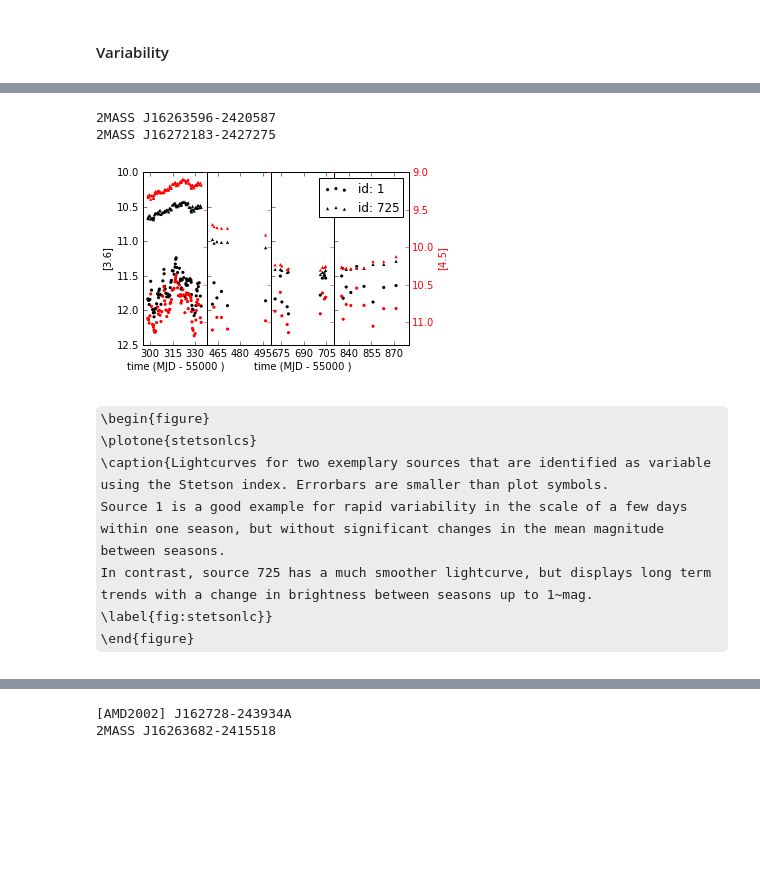
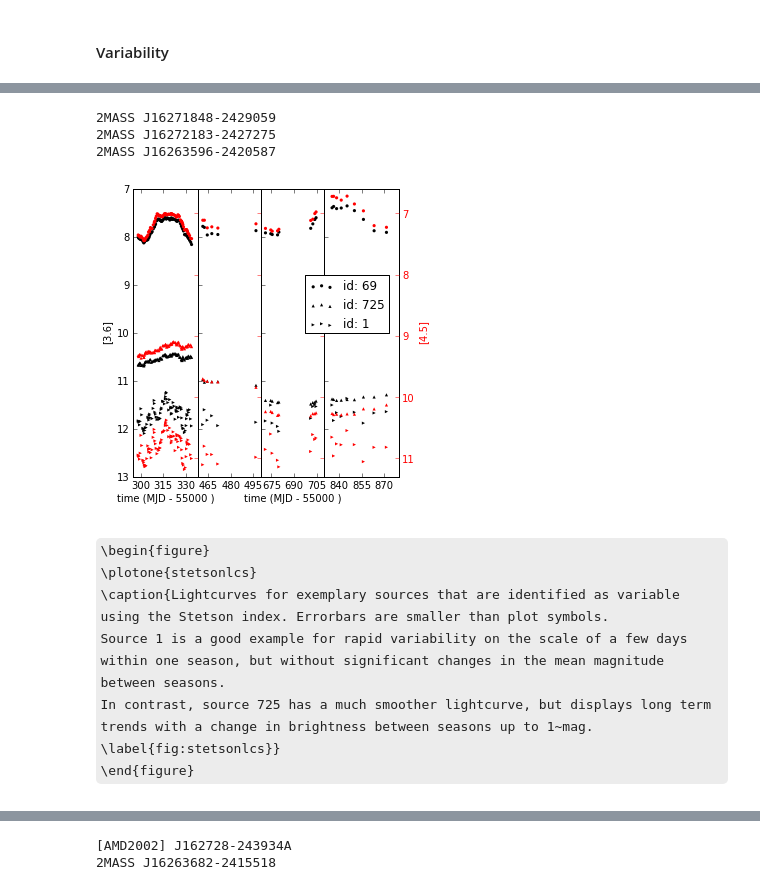
Before and after one commit to YSOVAR/Analysis, a Jupyter notebook: L1688_analysis.ipynb, the cells around one changed output, grey strips where cells are left out. Cells and saved outputs as stored; diff of their text form; code cells hidden in the pictures; some formulas as TeX source; blank space fills up the shorter version.

```diff
--- a/L1688_analysis.ipynb
+++ b/L1688_analysis.ipynb
@@ -1082,0 +1276,31 @@ We obtain lightcurves for 984 distinct sources with at least five datapoints in
+# %%
+# output->LaTeX
+catoutnames = ['ra', 'dec', 'IAU_NAME', 'id', 'c2d_id', 'wil08_ID', 'bar12_ID', 'AdOC08_AOC', 'nomad_NOMAD1']
+for n in ['Jmag', 'Hmag', 'Kmag','3.6mag', '4.5mag','5.8mag','8.0mag', '24mag']:
+    catoutnames.append(n)
+    catoutnames.append('e_'+n)
+    catoutnames.append('r_'+n)
+
+catoutnames.extend(['SEDclass', 's1_SEDclass', 'wil08_Memb', 'member(YSOVAR)'])
+catoutnames.extend(['StandardSet', 'ns1_36', 'ns1_45', 'maxs1_36', 'mins1_36', 'maxs1_45', 'mins1_45', 'means1_36', 'stddevs1_36', 'deltas1_36', 'means1_45', 'stddevs1_45', 'deltas1_45', 'redchi2tomeans1_36',
+ 'redchi2tomeans1_45', 'coherence_time_36', 'coherence_time_45', 's1_good_period', 's1_good_peak', 'stetsons1_36_45', 's1_cmd_alpha_36_45', 's1_cmd_alpha_error_36_45'])
+catoutnames.extend(['n_36', 'n_45', 'max_36', 'min_36', 'max_45', 'min_45', 'mean_36', 'stddev_36', 'delta_36', 'mean_45', 'stddev_45', 'delta_45', 'redchi2tomean_36', 'redchi2tomean_45',
+  'stetson_36_45', 'cmd_alpha_36_45', 'cmd_alpha_error_36_45'])
+
+catoutnames.extend(['Teff', 'r_Teff', 'X-ray'])
+
+catout = cat[tuple(catoutnames)]
+catoutdesc = Table()
+catoutdesc.add_column(Column(name='ID', data=np.arange(len(catoutnames), dtype=np.int)))
+catoutdesc.add_column(Column(name='Name', data=[n.replace('_','\\_') for n in catoutnames]))
+catoutdesc.add_column(Column(name='Unit', data=[catout[n].unit for n in catoutnames]))
+catoutdesc.add_column(Column(name='Comment', data=[catout[n].description for n in catoutnames]))
+for i in range(len(catoutdesc)):
+    if catoutdesc['Comment'][i] is not None:
+        catoutdesc['Comment'][i] = catoutdesc['Comment'][i].replace('%','\\%').replace('chi^2','$\\chi^2$')
+
+astropy.io.ascii.write(catoutdesc, Writer=astropy.io.ascii.AASTex, fill_values=('None','--'), latexdict={'tabletype':'deluxetable*'},
+    caption = '\label{tab:tab2} Table of source properties and cross-identifications. The full table is available in the electronic version, here all columns ae listed as guide for form and content.')
+
+
+astropy.io.ascii.write(cat, os.path.join(plotdir, 'electronictable_sourceproperties.txt'))
@@ -1089,10 +1331,8 @@ In this section define our sample of cluster membership, classify the SED of all
 # %%
 print 'number sources: ', len(cat)
 print 'Wilking members: ', indmembers.sum()
-indYSOVARmembers = ((cat['IRclass'] != '') & (cat['IRclass'] != 'III')) | (cat['NET_FLUX'] > 0)
 print 'Rob + Chandra members:', indYSOVARmembers.sum()
 print 'overlap: ', (indmembers & indYSOVARmembers).sum()
-cat.add_column(Column(name='member(YSOVAR)', data=indYSOVARmembers))
 # %% [output]
 number sources:  984
 Wilking members:  77
@@ -1182,8 +1421,8 @@ ax = fig.add_subplot(111)
 fig.subplots_adjust(right=.98, top=.96)
 
 indbright = ((cat['mean_36'] < 14) | (cat['mean_45'] < 14)) & ((cat['n_36'] > 20) | (cat['n_45']  > 20))
-
-ind = indfinite & indbright
+sedclasses = ['I', 'F', 'II', 'III', '']
+ind = indbright
 n = np.zeros((5,3))
 # define func for easy testing of mean, median, etc
 # change np.median -> len in next line to seem how many source per bin.
@@ -1331,37 +1537,38 @@ IPython.display.HTML(''.join(htmlstring))
 # %%
 xlim = [[55295,55338], [55458,55500], [55668, 55710], [55830, 55880]]
-fig = plt.figure(figsize = (5,3))
+fig = plt.figure(figsize = (5,5))
 fig.subplots_adjust(top=.96)
 fig, axes, taxes = plot_atlas.setup_lcplot_axes(cat.lclist[0], xlim, fig = fig)
 
-for i, m in zip([0, 724], 'o^.'):
+for i, m in zip([68, 724, 0], 'o^>'):
     data = cat.lclist[i]
     print cat['simbad_MAIN_ID'][i]
     for ax, tax in zip(axes, taxes):
         ax.xaxis.set_major_locator(MaxNLocator(4))
         ax.scatter(data['t36']-plot_atlas.mjdoffset, data['m36'], lw=0, s=10, marker=m, c='k', label = 'id: {0}'.format(i+1))
         tax.scatter(data['t45']-plot_atlas.mjdoffset, data['m45'], lw=0, s=10, marker=m, c='r')
 
 # Errorbars are smaller than plot symbols
 #axes[1].errorbar(480, 10.3, np.mean(cat.lclist[724]['m36_error']), color = 'k', fmt='-')
 #axes[1].errorbar(480, 11.5, np.mean(cat.lclist[0]['m36_error']), color = 'k', fmt='-')
 #taxes[1].errorbar(485, 9.3, np.mean(cat.lclist[724]['m45_error']), color = 'r', fmt='-')
 #taxes[1].errorbar(485, 10.5, np.mean(cat.lclist[0]['m45_error']), color = 'r', fmt='-')
 
-axes[3].legend()
-taxes[0].set_ylim([11.3, 9.])
+axes[3].legend(loc='center', bbox_to_anchor=(0.3,0.6))
+taxes[0].set_ylim([11.3, 6.6])
 fig.savefig(os.path.join(plotdir, 'stetsonlcs.eps'))
 fig.savefig(os.path.join(posterdir, 'stetsonlcs.png'))
 # %% [output]
+2MASS J16271848-2429059
+2MASS J16272183-2427275
 2MASS J16263596-2420587
-2MASS J16272183-2427275
-[figure, old version]
+[figure, new version]
 # %% [markdown]
 \begin{figure}
 \plotone{stetsonlcs}
-\caption{Lightcurves for two exemplary sources that are identified as variable using the Stetson index. Errorbars are smaller than plot symbols.
-Source 1 is a good example for rapid variability in the scale of a few days within one season, but without significant changes in the mean magnitude between seasons.
-In contrast, source 725 has a much smoother lightcurve, but displays long term trends with a change in brightness between seasons up to 1~mag. \label{fig:stetsonlc}}
+\caption{Lightcurves for exemplary sources that are identified as variable using the Stetson index. Errorbars are smaller than plot symbols.
+Source 1 is a good example for rapid variability on the scale of a few days within one season, but without significant changes in the mean magnitude between seasons.
+In contrast, source 725 has a much smoother lightcurve, but displays long term trends with a change in brightness between seasons up to 1~mag. \label{fig:stetsonlcs}}
 \end{figure}
 # %%
 # Find good exmaples to show variability
```
Also changed, not shown: parts of 136 cells of this notebook.
